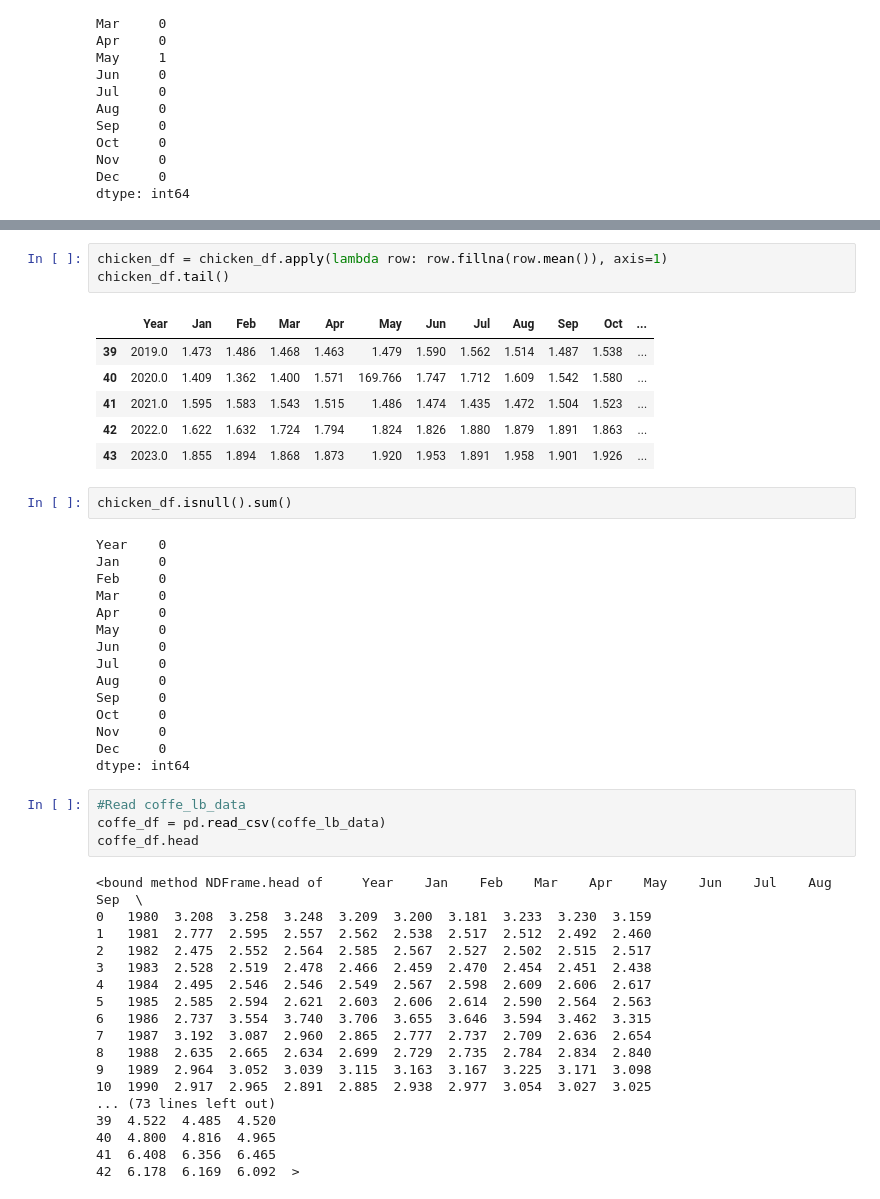
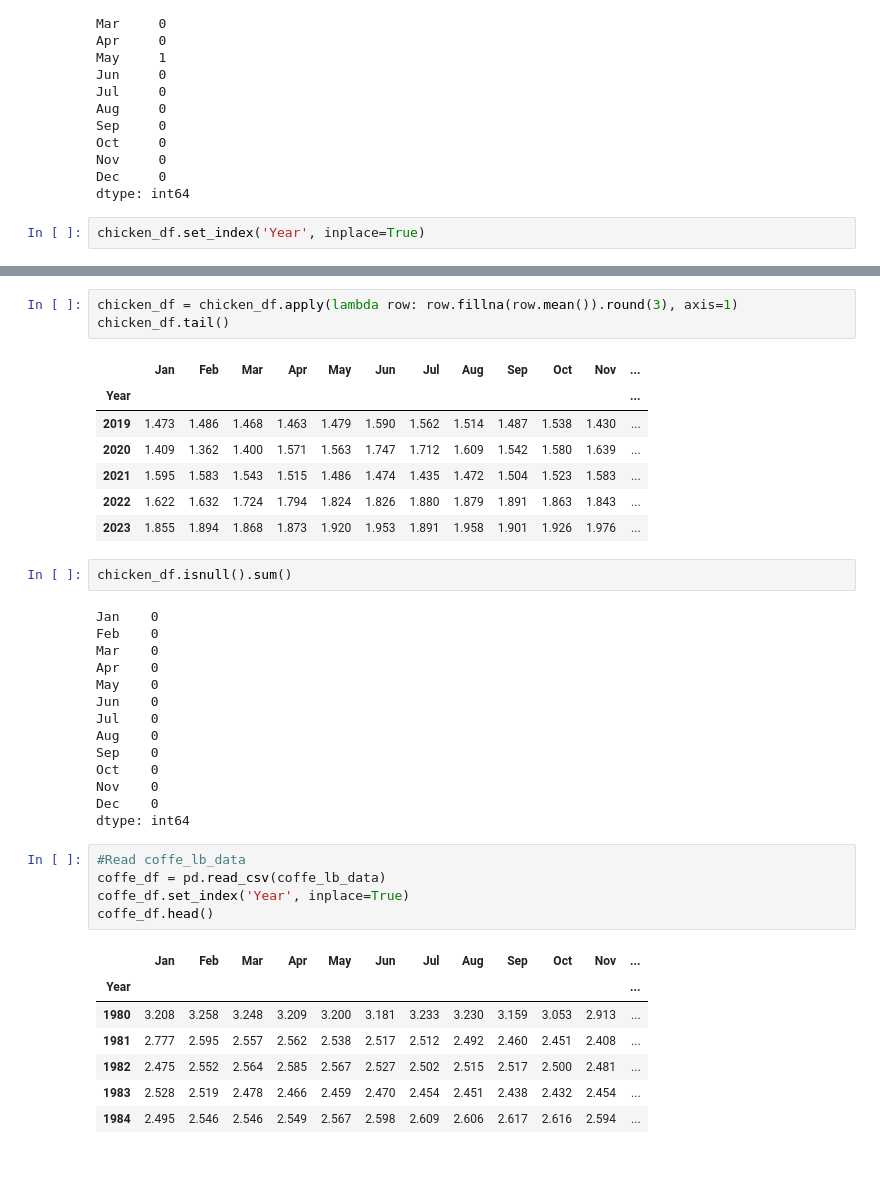
Before and after one commit to realminhnguyen/Project_1, a Jupyter notebook: project_1.ipynb, the cells around one changed output, grey strips where cells are left out. Saved outputs shown, nothing was run; the diff lists cells and outputs as text; blank space fills up the shorter version.

Commit message:
Fixed some rounding, set 'Year' column as index for a few commodity data frames.

```diff
--- a/project_1.ipynb
+++ b/project_1.ipynb
@@ -142,3 +142,5 @@ Oct     0
 Nov     0
 Dec     0
 dtype: int64
+# %%
+chicken_df.set_index('Year', inplace=True)
@@ -145,52 +157,43 @@ dtype: int64
 # %%
-chicken_df = chicken_df.apply(lambda row: row.fillna(row.mean()), axis=1)
+chicken_df = chicken_df.apply(lambda row: row.fillna(row.mean()).round(3), axis=1)
 chicken_df.tail()
 # %% [output]
-|  | Year | Jan | Feb | Mar | Apr | May | Jun | Jul | Aug | Sep | Oct | ... |
-| 39 | 2019.0 | 1.473 | 1.486 | 1.468 | 1.463 | 1.479 | 1.590 | 1.562 | 1.514 | 1.487 | 1.538 | ... |
-| 40 | 2020.0 | 1.409 | 1.362 | 1.400 | 1.571 | 169.766 | 1.747 | 1.712 | 1.609 | 1.542 | 1.580 | ... |
-| 41 | 2021.0 | 1.595 | 1.583 | 1.543 | 1.515 | 1.486 | 1.474 | 1.435 | 1.472 | 1.504 | 1.523 | ... |
-| 42 | 2022.0 | 1.622 | 1.632 | 1.724 | 1.794 | 1.824 | 1.826 | 1.880 | 1.879 | 1.891 | 1.863 | ... |
-| 43 | 2023.0 | 1.855 | 1.894 | 1.868 | 1.873 | 1.920 | 1.953 | 1.891 | 1.958 | 1.901 | 1.926 | ... |
+|  | Jan | Feb | Mar | Apr | May | Jun | Jul | Aug | Sep | Oct | Nov | ... |
+| Year |  |  |  |  |  |  |  |  |  |  |  | ... |
+| 2019 | 1.473 | 1.486 | 1.468 | 1.463 | 1.479 | 1.590 | 1.562 | 1.514 | 1.487 | 1.538 | 1.430 | ... |
+| 2020 | 1.409 | 1.362 | 1.400 | 1.571 | 1.563 | 1.747 | 1.712 | 1.609 | 1.542 | 1.580 | 1.639 | ... |
+| 2021 | 1.595 | 1.583 | 1.543 | 1.515 | 1.486 | 1.474 | 1.435 | 1.472 | 1.504 | 1.523 | 1.583 | ... |
+| 2022 | 1.622 | 1.632 | 1.724 | 1.794 | 1.824 | 1.826 | 1.880 | 1.879 | 1.891 | 1.863 | 1.843 | ... |
+| 2023 | 1.855 | 1.894 | 1.868 | 1.873 | 1.920 | 1.953 | 1.891 | 1.958 | 1.901 | 1.926 | 1.976 | ... |
 # %%
 chicken_df.isnull().sum()
 # %% [output]
-Year    0
-Jan     0
-Feb     0
-Mar     0
-Apr     0
-May     0
-Jun     0
-Jul     0
-Aug     0
-Sep     0
-Oct     0
-Nov     0
-Dec     0
+Jan    0
+Feb    0
+Mar    0
+Apr    0
+May    0
+Jun    0
+Jul    0
+Aug    0
+Sep    0
+Oct    0
+Nov    0
+Dec    0
 dtype: int64
 # %%
 #Read coffe_lb_data
 coffe_df = pd.read_csv(coffe_lb_data)
-coffe_df.head
+coffe_df.set_index('Year', inplace=True)
+coffe_df.head()
 # %% [output]
-<bound method NDFrame.head of     Year    Jan    Feb    Mar    Apr    May    Jun    Jul    Aug    Sep  \
-0   1980  3.208  3.258  3.248  3.209  3.200  3.181  3.233  3.230  3.159
-1   1981  2.777  2.595  2.557  2.562  2.538  2.517  2.512  2.492  2.460
-2   1982  2.475  2.552  2.564  2.585  2.567  2.527  2.502  2.515  2.517
-3   1983  2.528  2.519  2.478  2.466  2.459  2.470  2.454  2.451  2.438
-4   1984  2.495  2.546  2.546  2.549  2.567  2.598  2.609  2.606  2.617
-5   1985  2.585  2.594  2.621  2.603  2.606  2.614  2.590  2.564  2.563
-6   1986  2.737  3.554  3.740  3.706  3.655  3.646  3.594  3.462  3.315
-7   1987  3.192  3.087  2.960  2.865  2.777  2.737  2.709  2.636  2.654
-8   1988  2.635  2.665  2.634  2.699  2.729  2.735  2.784  2.834  2.840
-9   1989  2.964  3.052  3.039  3.115  3.163  3.167  3.225  3.171  3.098
-10  1990  2.917  2.965  2.891  2.885  2.938  2.977  3.054  3.027  3.025
-... (73 lines left out)
-39  4.522  4.485  4.520
-40  4.800  4.816  4.965
-41  6.408  6.356  6.465
-42  6.178  6.169  6.092  >
+|  | Jan | Feb | Mar | Apr | May | Jun | Jul | Aug | Sep | Oct | Nov | ... |
+| Year |  |  |  |  |  |  |  |  |  |  |  | ... |
+| 1980 | 3.208 | 3.258 | 3.248 | 3.209 | 3.200 | 3.181 | 3.233 | 3.230 | 3.159 | 3.053 | 2.913 | ... |
+| 1981 | 2.777 | 2.595 | 2.557 | 2.562 | 2.538 | 2.517 | 2.512 | 2.492 | 2.460 | 2.451 | 2.408 | ... |
+| 1982 | 2.475 | 2.552 | 2.564 | 2.585 | 2.567 | 2.527 | 2.502 | 2.515 | 2.517 | 2.500 | 2.481 | ... |
+| 1983 | 2.528 | 2.519 | 2.478 | 2.466 | 2.459 | 2.470 | 2.454 | 2.451 | 2.438 | 2.432 | 2.454 | ... |
+| 1984 | 2.495 | 2.546 | 2.546 | 2.549 | 2.567 | 2.598 | 2.609 | 2.606 | 2.617 | 2.616 | 2.594 | ... |
 # %%
 coffe_df.isnull().sum()
 # %% [output]
```
Also changed, not shown: parts of 14 cells of this notebook.
